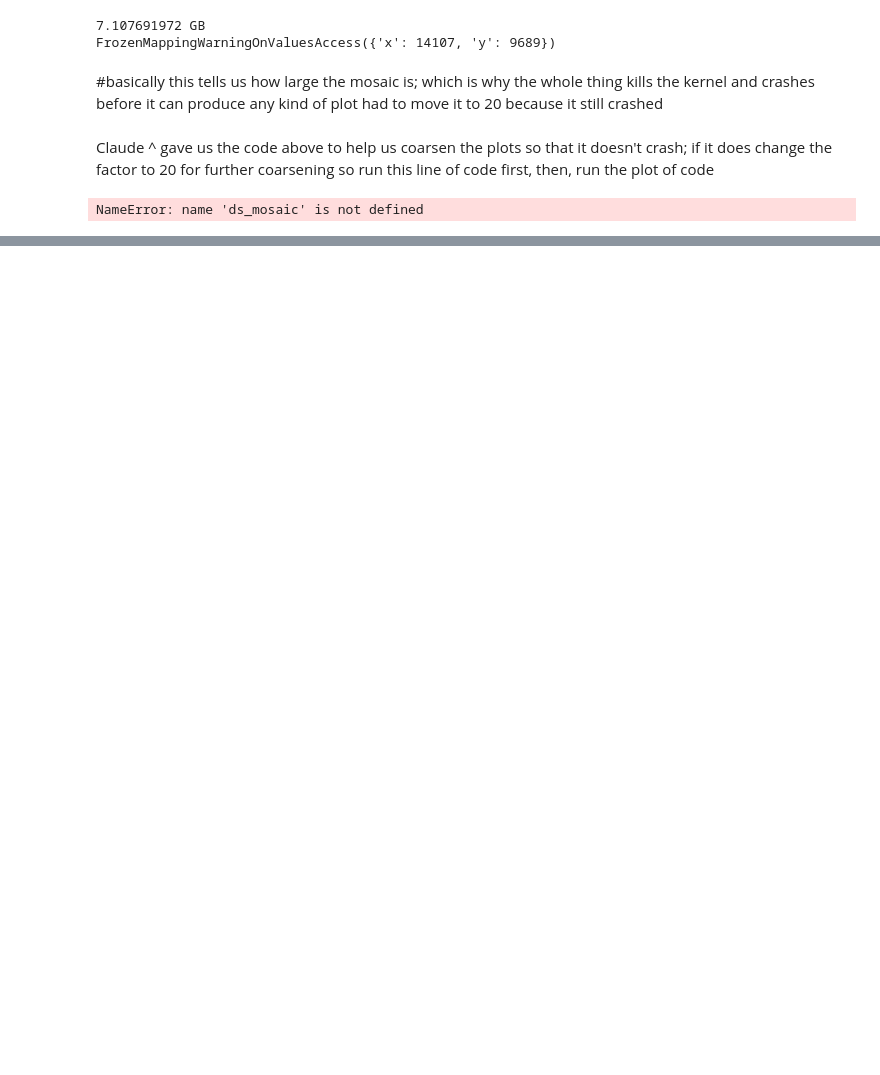
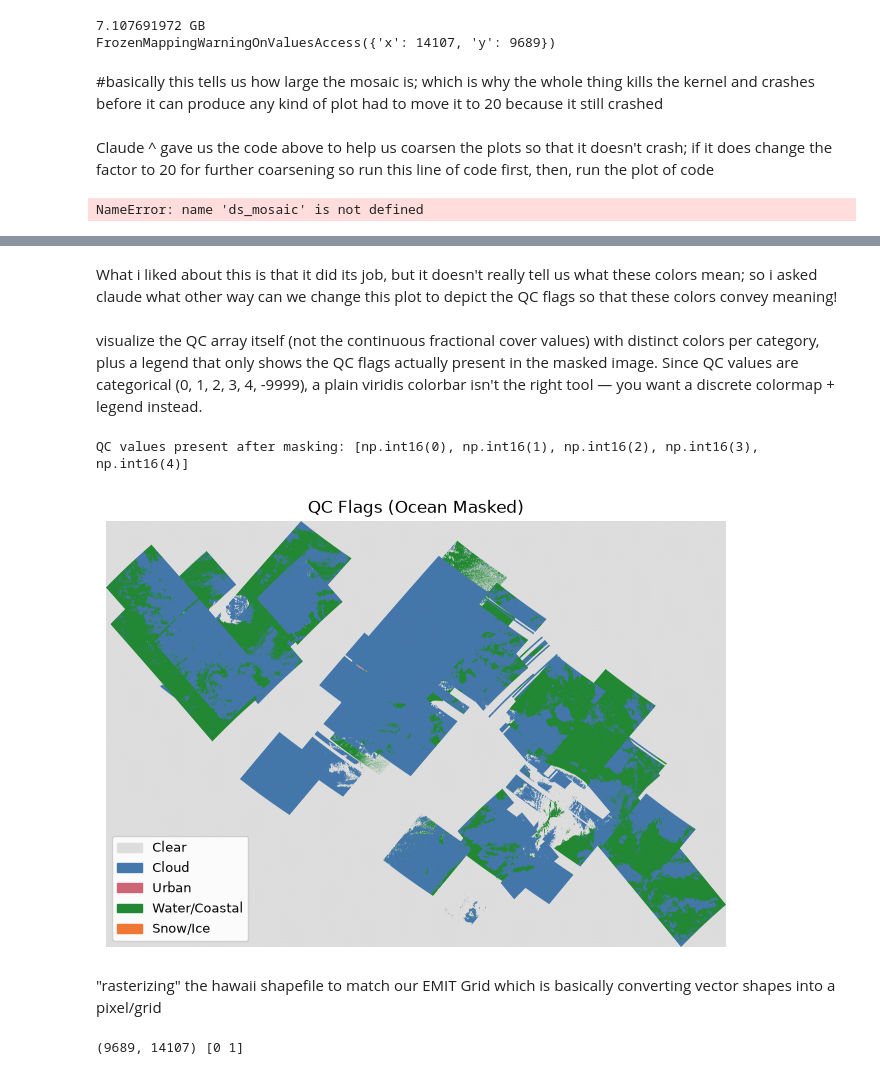
Before and after one commit to gillopez42/testing1, a Jupyter notebook: Scripts/GilsEMIT_2023HI_fcov.ipynb, the cells around one changed output, grey strips where cells are left out. Saved outputs shown, nothing was run; the diff lists cells and outputs as text; code cells hidden in the pictures; blank space fills up the shorter version.

```diff
--- a/Scripts/GilsEMIT_2023HI_fcov.ipynb
+++ b/Scripts/GilsEMIT_2023HI_fcov.ipynb
@@ -276,0 +531,79 @@ NameError: name 'ds_mosaic' is not defined
+# %% [markdown]
+What i liked about this is that it did its job, but it doesn't really tell us what these colors mean; so i asked claude what other way can we change this plot to depict the QC flags so that these colors convey meaning!
+# %% [markdown]
+visualize the QC array itself (not the continuous fractional cover values) with distinct colors per category, plus a legend that only shows the QC flags actually present in the masked image. Since QC values are categorical (0, 1, 2, 3, 4, -9999), a plain viridis colorbar isn't the right tool — you want a discrete colormap + legend instead.
+# %%
+import matplotlib.pyplot as plt
+import matplotlib.patches as mpatches
+from matplotlib.colors import ListedColormap, BoundaryNorm
+import numpy as np
+
+# --- Define QC flag meanings and colors ---
+qc_labels = {
+    0: ("Clear", "#dddddd"),
+    1: ("Cloud", "#4477AA"),
+    2: ("Urban", "#CC6677"),
+    3: ("Water/Coastal", "#228833"),
+    4: ("Snow/Ice", "#EE7733"),
+}
+
+# --- Find which QC values are actually present in your masked array ---
+present_values = sorted(v for v in np.unique(qc) if v in qc_labels)
+print("QC values present after masking:", present_values)
+
+# --- Build a colormap using only the present categories ---
+colors = [qc_labels[v][1] for v in present_values]
+labels = [qc_labels[v][0] for v in present_values]
+cmap = ListedColormap(colors)
+
+# BoundaryNorm needs bin edges between each category
+bounds = present_values + [present_values[-1] + 1]
+norm = BoundaryNorm(bounds, cmap.N)
+
+# --- Plot ---
+plt.figure(figsize=(8, 8))
+plt.imshow(qc, cmap=cmap, norm=norm)
+plt.title("QC Flags (Ocean Masked)")
+plt.axis("off")
+
+# --- Legend instead of a colorbar, since these are categories not a gradient ---
+patches = [mpatches.Patch(color=c, label=l) for c, l in zip(colors, labels)]
+plt.legend(handles=patches, loc="lower left", fontsize=9, framealpha=0.9)
+
+plt.show()
+# %% [output]
+QC values present after masking: [np.int16(0), np.int16(1), np.int16(2), np.int16(3), np.int16(4)]
+[figure, added]
+# %% [markdown]
+"rasterizing" the hawaii shapefile to match our EMIT Grid which is basically converting vector shapes into a pixel/grid
+# %%
+import geopandas as gpd
+import rasterio
+from rasterio.features import rasterize
+import numpy as np
+
+# --- Load the shapefile (still needs geopandas) ---
+gdf = gpd.read_file("/Users/gillopez/Downloads/Coastline/Coastline.shp")
+
+# --- Load a reference raster to match resolution/extent/CRS ---
+ref_path = "data/processed/emit_2023HIfcov_mosaic_qc.tif"
+with rasterio.open(ref_path) as ref:
+    ref_transform = ref.transform
+    ref_shape = (ref.height, ref.width)
+    ref_crs = ref.crs
+
+# --- Reproject shapefile to match the raster's CRS ---
+gdf = gdf.to_crs(ref_crs)
+
+# --- Rasterize: pixels inside a polygon = 1, outside = 0 ---
+mask = rasterize(
+    [(geom, 1) for geom in gdf.geometry if not geom.is_empty],
+    out_shape=ref_shape,
+    transform=ref_transform,
+    fill=0,
+    dtype=np.uint8
+)
+
+print(mask.shape, np.unique(mask))
+# %% [output]
+(9689, 14107) [0 1]
```
Also changed, not shown: parts of 37 cells of this notebook.
